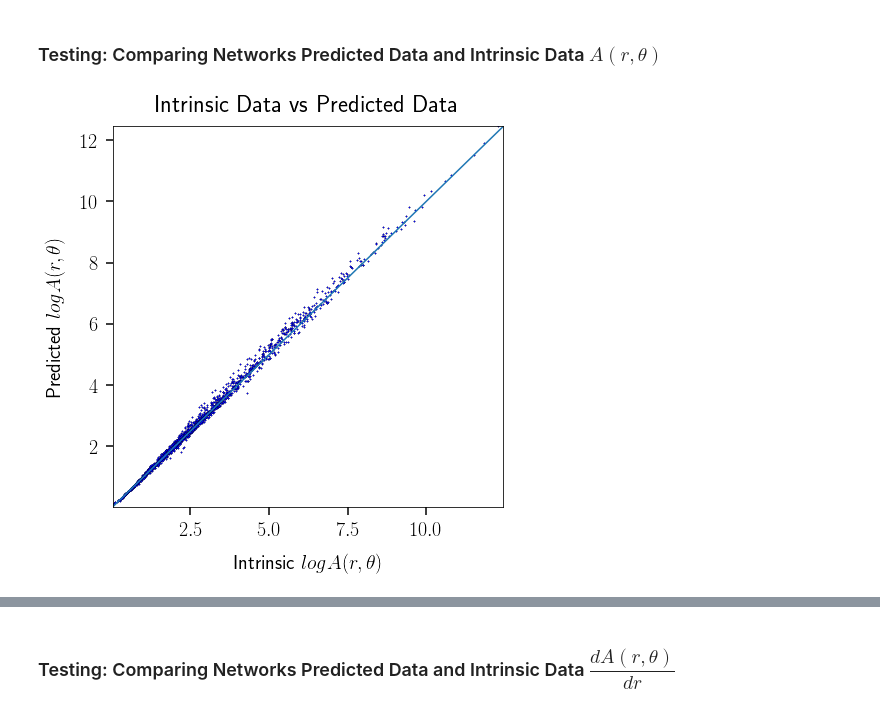
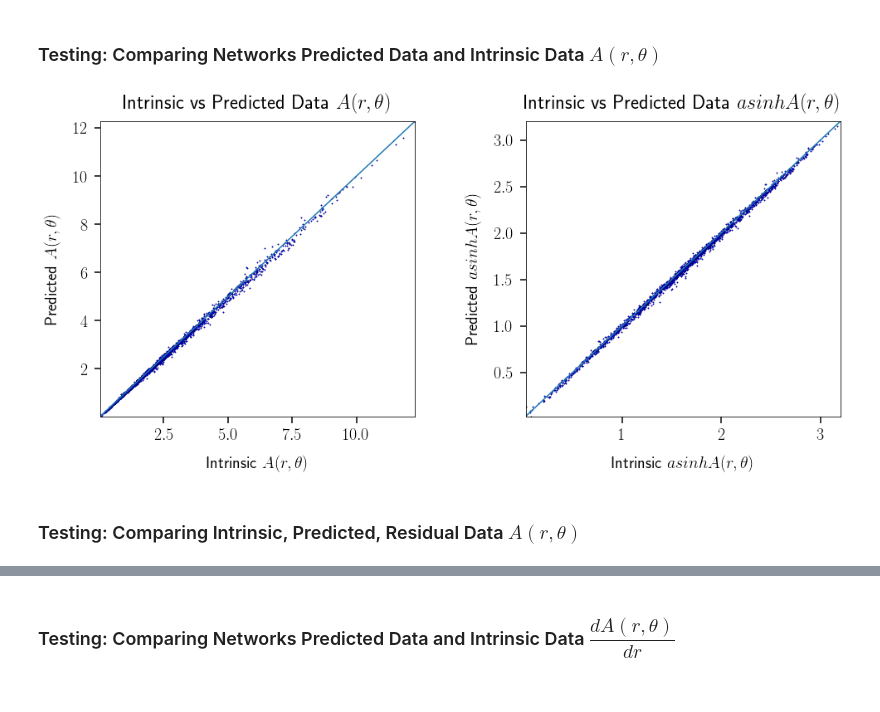
Before and after one commit to avaove/dust-map, a Jupyter notebook: dust_fit.ipynb, the cells around one changed output, grey strips where cells are left out. Cells and saved outputs as stored; diff of their text form; code cells hidden in the pictures.

Commit message:
updated notebooks and plots for monotonic  NN

```diff
--- a/dust_fit.ipynb
+++ b/dust_fit.ipynb
@@ -304,22 +324,36 @@ Text(0.5, 1.0, 'Training and Validation Loss')
 # %% [markdown]
 ### Testing: Comparing Networks Predicted Data and Intrinsic Data $A(r, \theta)$
 # %%
-plt.figure(figsize=(7, 7))
+plt.figure(figsize=(15, 8))
 #plotting the loss as a function of log A on the x and y axes. This helps to stretch out the axes, since the errors scale proportional to A
+rcParams.update({'font.size': 20})
 pred = get_NN_pred(model1, X_test)
-pred_log = pred
-Y_test_log = Y_test
-plt.scatter(Y_test_log, pred_log, s=2, color='blue', linestyle='-', linewidth = 0.2, marker = 'D', edgecolor='black')
-plt.xlabel("Intrinsic " + r'$log A(r, \theta)$')
-plt.ylabel("Predicted " + r'$log A(r, \theta)$')
-lims = [min(np.amin(Y_test_log), np.amin(pred_log)), max(np.amax(Y_test_log), np.amax(pred_log))]
+pred_asinh = np.arcsinh(pred)
+Y_test_asinh = np.arcsinh(Y_test)
+plt.subplot(1, 2, 1)
+plt.scatter(Y_test, pred, s=2, color='blue', linestyle='-', linewidth = 0.2, marker = 'D', edgecolor='black')
+plt.xlabel("Intrinsic " + r'$A(r, \theta)$')
+plt.ylabel("Predicted " + r'$A(r, \theta)$')
+lims = [min(np.amin(Y_test), np.amin(pred)), max(np.amax(Y_test), np.amax(pred))]
 plt.xlim(lims)
 plt.ylim(lims)
 plt.plot(lims, lims)
-plt.title('Intrinsic Data vs Predicted Data')
-plt.savefig('plots/TypicalNNInstrinsicVsPredictedlogA.png', bbox_inches='tight')
+plt.title('Intrinsic vs Predicted Data ' +  r'$A(r, \theta)$')
+plt.subplot(1, 2, 2)
+plt.scatter(Y_test_asinh, pred_asinh, s=2, color='blue', linestyle='-', linewidth = 0.2, marker = 'D', edgecolor='black')
+plt.xlabel("Intrinsic " + r'$asinh A(r, \theta)$')
+plt.ylabel("Predicted " + r'$asinh A(r, \theta)$')
+lims = [min(np.amin(Y_test_asinh), np.amin(pred_asinh)), max(np.amax(Y_test_asinh), np.amax(pred_asinh))]
+plt.xlim(lims)
+plt.ylim(lims)
+plt.plot(lims, lims)
+plt.title('Intrinsic vs Predicted Data ' +  r'$asinh A(r, \theta)$')
+plt.tight_layout(pad=3.0)
+plt.savefig('plots/typicalintrinsicvspredicted1.png', bbox_inches='tight')
 # %% [output]
-[figure, old version]
+[figure, new version]
+# %% [markdown]
+### Testing: Comparing Intrinsic, Predicted, Residual Data $A(r, \theta)$
 # %%
 X_test_cart = np.array([np.array(pol2cart(r,theita)) for r,theita in X_test])
 xlim, ylim = [X_MIN, X_MAX], [Y_MIN, Y_MAX]
```
Also changed, not shown: parts of 11 cells of this notebook, 8 other files.
